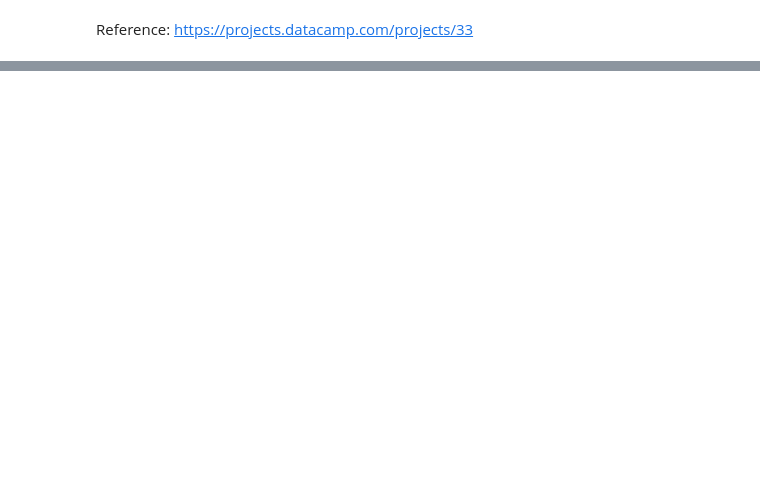
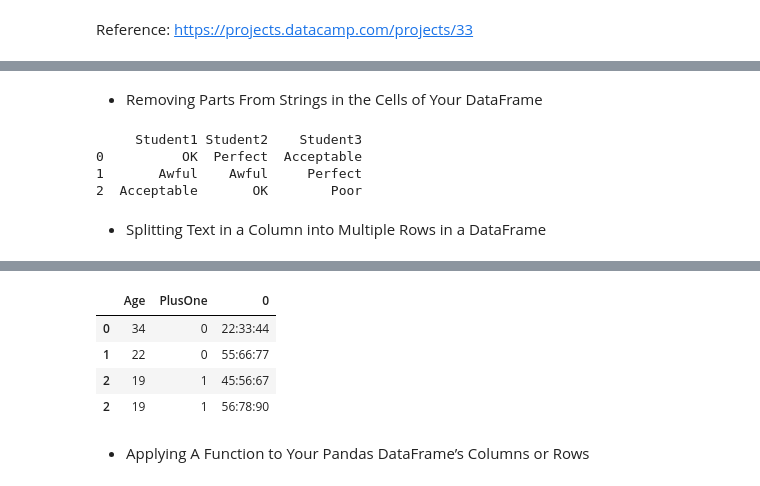
Before and after one commit to nguynhuq/Pandas_tutorial, a Jupyter notebook: 1_instructions.ipynb, the cells around one changed output, grey strips where cells are left out. Cells and saved outputs as stored; diff of their text form; code cells hidden in the pictures; blank space fills up the shorter version.

```diff
--- a/1_instructions.ipynb
+++ b/1_instructions.ipynb
@@ -72,0 +489,43 @@ Reference: https://projects.datacamp.com/projects/33
+# %% [markdown]
+- Removing Parts From Strings in the Cells of Your DataFrame
+# %%
+# Delete unwanted parts from the strings in the `Student1` column
+# lstrip(): Remove '\n' from the left of string
+# rstrip(): Remove '\n' from the right of string
+# map(): Apply the lambda function over each element or element-wise of the column
+df['Student1'] = df['Student1'].map(lambda x: x.lstrip('\n').rstrip('\n'))
+print(df)
+# %% [output]
+     Student1 Student2    Student3
+0          OK  Perfect  Acceptable
+1       Awful    Awful     Perfect
+2  Acceptable       OK        Poor
+# %% [markdown]
+- Splitting Text in a Column into Multiple Rows in a DataFrame
+# %%
+df = pd.DataFrame({'Age': [34,22,19], 'PlusOne': [0,0,1], 'Ticket': ['22:33:44', '55:66:77', '45:56:67 56:78:90']})
+print(df)
+
+# str.split(): Split out the two values in the third row
+# apply(pd.Series, 1): Make it a Series, axis=1
+# stack(): Stack the values
+ticket_series = df['Ticket'].str.split(' ').apply(pd.Series, 1).stack()
+
+# Get rid of the stack:
+# droplevel(-1): Drop the level to line up with the DataFrame
+# 0-indexed beginning from the top
+ticket_series.index = ticket_series.index.droplevel(-1)
+
+# Make your series a dataframe
+ticketdf = pd.DataFrame(ticket_series)
+print(ticketdf)
+
+# Delete the `Ticket` column from your DataFrame
+del df['Ticket']
+
+# Join the ticket DataFrame to `df`
+df = df.join(ticketdf)
+
+# Check out the new `df`
+df
+# %% [output]
@@ -72,0 +541,7 @@ Reference: https://projects.datacamp.com/projects/33
+|  | Age | PlusOne | 0 |
+| 0 | 34 | 0 | 22:33:44 |
+| 1 | 22 | 0 | 55:66:77 |
+| 2 | 19 | 1 | 45:56:67 |
+| 2 | 19 | 1 | 56:78:90 |
+# %% [markdown]
+- Applying A Function to Your Pandas DataFrame’s Columns or Rows
```
Also changed, not shown: parts of 65 cells of this notebook, 5 other files.
